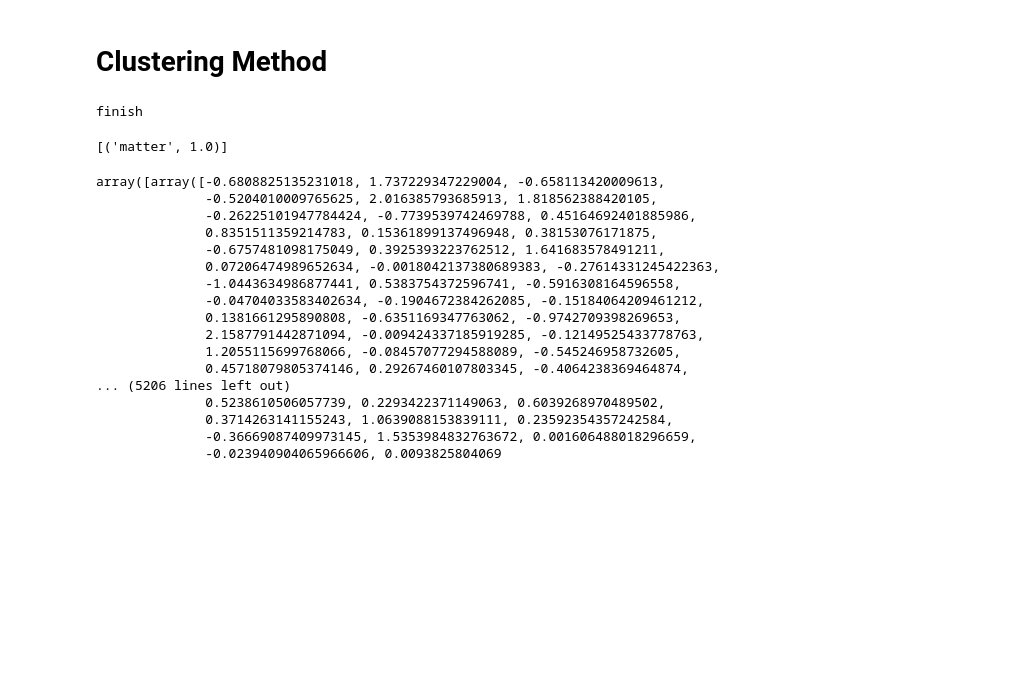
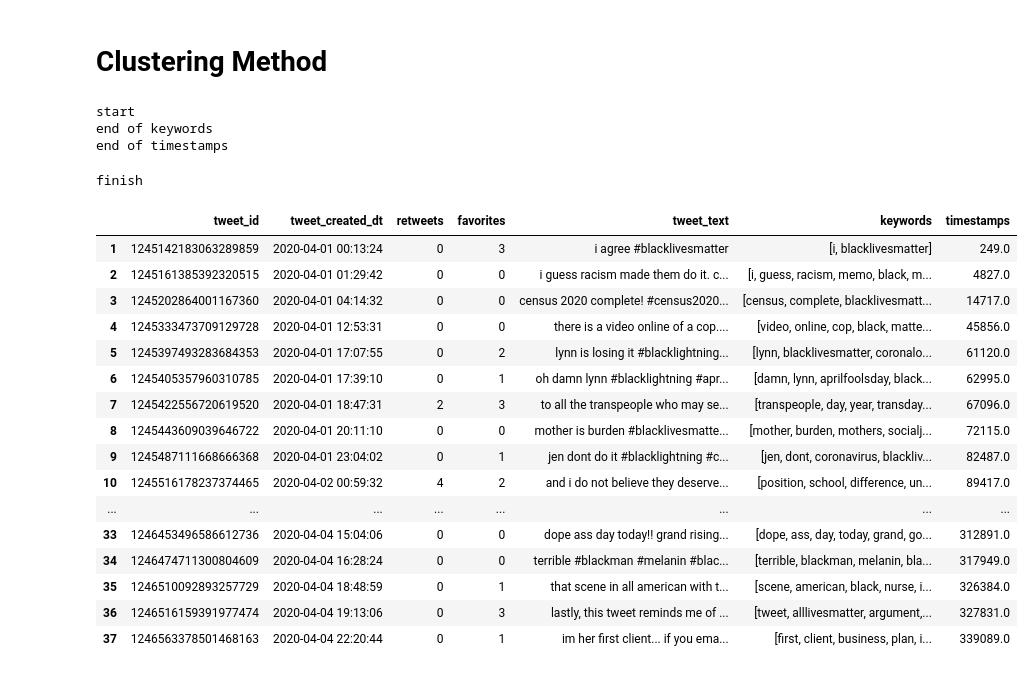
Before and after one commit to Isyohan/WeakSignalsBLM, a Jupyter notebook: BLM_Notebook.ipynb, the cells around one changed output. Saved outputs shown, nothing was run; the diff lists cells and outputs as text; code cells hidden in the pictures; blank space fills up the shorter version.

```diff
--- a/BLM_Notebook.ipynb
+++ b/BLM_Notebook.ipynb
@@ -356 +410,20 @@ plt.scatter(fav_plot,retweets_plot)
+# %%
+data=pd.read_csv('data/minnesota.csv')
+df=data
+print('start')
+
+df['keywords'] = df['tweet_text'].apply(extract_keywords)
+
+print('end of keywords')
+
+df['timestamps']=df['tweet_created_dt'].apply(str_to_timestamp)
+df['timestamps']=df['timestamps']-df['timestamps'].min()
+
+print('end of timestamps')
+
+clean_data=df
+# %% [output]
+start
+end of keywords
+end of timestamps
 # %%
@@ -378,32 +450,23 @@ def dfToListofVectors(df):
 L=sliding_window(clean_data,time_day*4,time_day)
 # %% [output]
 finish
-# %%
-k=dfToListofVectors(L[0])[7]
-word_vectors.similar_by_vector(k,topn=1)
-# %% [output]
-[('matter', 1.0)]
-# %%
-L_vect=[]
-for i in L:
-    L_vect.append(dfToListofVectors(i))
-
-L_vect[0]
-# %% [output]
-array([array([-0.6808825135231018, 1.737229347229004, -0.658113420009613,
-              -0.5204010009765625, 2.016385793685913, 1.818562388420105,
-              -0.26225101947784424, -0.7739539742469788, 0.45164692401885986,
-              0.8351511359214783, 0.15361899137496948, 0.38153076171875,
-              -0.6757481098175049, 0.3925393223762512, 1.641683578491211,
-              0.07206474989652634, -0.0018042137380689383, -0.27614331245422363,
-              -1.0443634986877441, 0.5383754372596741, -0.5916308164596558,
-              -0.04704033583402634, -0.1904672384262085, -0.15184064209461212,
-              0.1381661295890808, -0.6351169347763062, -0.9742709398269653,
-              2.1587791442871094, -0.009424337185919285, -0.12149525433778763,
-              1.2055115699768066, -0.08457077294588089, -0.545246958732605,
-              0.45718079805374146, 0.29267460107803345, -0.4064238369464874,
-... (5206 lines left out)
-              0.5238610506057739, 0.2293422371149063, 0.6039268970489502,
-              0.3714263141155243, 1.0639088153839111, 0.23592354357242584,
-              -0.36669087409973145, 1.5353984832763672, 0.001606488018296659,
-              -0.023940904065966606, 0.0093825804069
+# %%
+L[0]
+# %% [output]
+|  | tweet_id | tweet_created_dt | retweets | favorites | tweet_text | keywords | timestamps |
+| 1 | 1245142183063289859 | 2020-04-01 00:13:24 | 0 | 3 | i agree #blacklivesmatter | [i, blacklivesmatter] | 249.0 |
+| 2 | 1245161385392320515 | 2020-04-01 01:29:42 | 0 | 0 | i guess racism made them do it. c... | [i, guess, racism, memo, black, m... | 4827.0 |
+| 3 | 1245202864001167360 | 2020-04-01 04:14:32 | 0 | 0 | census 2020 complete! #census2020... | [census, complete, blacklivesmatt... | 14717.0 |
+| 4 | 1245333473709129728 | 2020-04-01 12:53:31 | 0 | 0 | there is a video online of a cop.... | [video, online, cop, black, matte... | 45856.0 |
+| 5 | 1245397493283684353 | 2020-04-01 17:07:55 | 0 | 2 | lynn is losing it #blacklightning... | [lynn, blacklivesmatter, coronalo... | 61120.0 |
+| 6 | 1245405357960310785 | 2020-04-01 17:39:10 | 0 | 1 | oh damn lynn #blacklightning #apr... | [damn, lynn, aprilfoolsday, black... | 62995.0 |
+| 7 | 1245422556720619520 | 2020-04-01 18:47:31 | 2 | 3 | to all the transpeople who may se... | [transpeople, day, year, transday... | 67096.0 |
+| 8 | 1245443609039646722 | 2020-04-01 20:11:10 | 0 | 0 | mother is burden #blacklivesmatte... | [mother, burden, mothers, socialj... | 72115.0 |
+| 9 | 1245487111668666368 | 2020-04-01 23:04:02 | 0 | 1 | jen dont do it #blacklightning #c... | [jen, dont, coronavirus, blackliv... | 82487.0 |
+| 10 | 1245516178237374465 | 2020-04-02 00:59:32 | 4 | 2 | and i do not believe they deserve... | [position, school, difference, un... | 89417.0 |
+| ... | ... | ... | ... | ... | ... | ... | ... |
+| 33 | 1246453496586612736 | 2020-04-04 15:04:06 | 0 | 0 | dope ass day today!! grand rising... | [dope, ass, day, today, grand, go... | 312891.0 |
+| 34 | 1246474711300804609 | 2020-04-04 16:28:24 | 0 | 0 | terrible #blackman #melanin #blac... | [terrible, blackman, melanin, bla... | 317949.0 |
+| 35 | 1246510092893257729 | 2020-04-04 18:48:59 | 0 | 1 | that scene in all american with t... | [scene, american, black, nurse, i... | 326384.0 |
+| 36 | 1246516159391977474 | 2020-04-04 19:13:06 | 0 | 3 | lastly, this tweet reminds me of ... | [tweet, alllivesmatter, argument,... | 327831.0 |
+| 37 | 1246563378501468163 | 2020-04-04 22:20:44 | 0 | 1 | im her first client... if you ema... | [first, client, business, plan, i... | 339089.0 |
```
Also changed, not shown: parts of 16 cells of this notebook, 1 other file.
